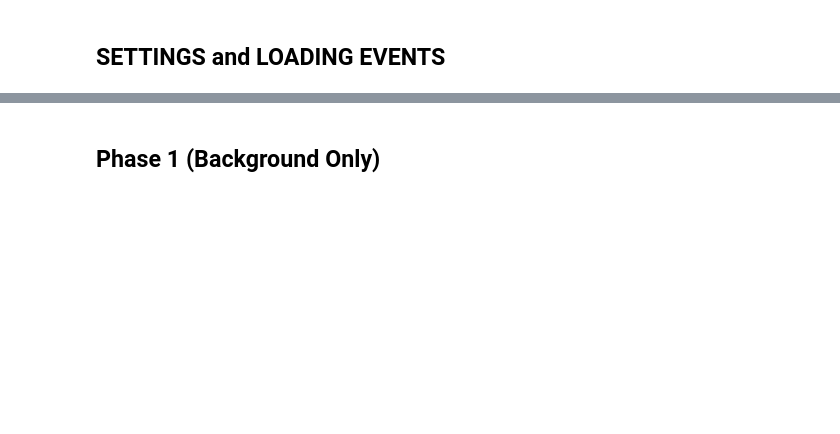
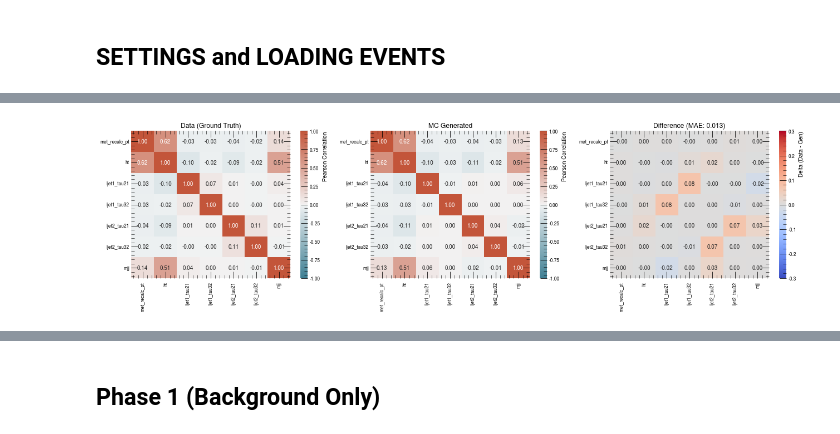
Before and after one commit to sherkaicode/Non-Resonant-AD, a Jupyter notebook: 5_NRAD_Anomaly_ver2.ipynb, the cells around one changed output, grey strips where cells are left out. Cells and saved outputs as stored; diff of their text form; code cells hidden in the pictures; blank space fills up the shorter version.

```diff
--- a/5_NRAD_Anomaly_ver2.ipynb
+++ b/5_NRAD_Anomaly_ver2.ipynb
@@ -206,0 +398,85 @@ for sig_id in SIGNAL_MODES:
+# %%
+import seaborn as sns
+
+def get_weighted_corr(df, features, weight_col=None):
+    """
+    Computes a weighted correlation matrix supporting negative weights.
+    """
+    X = df[features].values
+    w = df[weight_col].values if weight_col else np.ones(len(df))
+
+    sum_w = np.sum(w)
+    if sum_w == 0:
+        raise ValueError("Total sum of weights cannot be exactly zero.")
+
+    # 1. Compute weighted means
+    # w[:, None] reshapes (N,) to (N, 1) so it broadcasts across features
+    mean = np.sum(X * w[:, None], axis=0) / sum_w
+
+    # 2. Mean-center the features
+    X_centered = X - mean
+
+    # 3. Compute the weighted covariance matrix
+    # (w * X_centered.T) multiplies each row by its weight before the dot product
+    cov_matrix = np.dot(w * X_centered.T, X_centered) / sum_w
+
+    # 4. Convert covariance to correlation matrix: R_ij = Cov_ij / sqrt(Cov_ii * Cov_jj)
+    std_devs = np.sqrt(np.diag(cov_matrix))
+
+    # Suppress warnings for potential division by zero (e.g., zero variance features)
+    with np.errstate(divide='ignore', invalid='ignore'):
+        corr_matrix = cov_matrix / np.outer(std_devs, std_devs)
+        # Clean up any NaNs caused by dividing by zero
+        corr_matrix[np.isnan(corr_matrix)] = 0.0
+
+    return pd.DataFrame(corr_matrix, index=features, columns=features)
+
+def evaluate_correlations(df_data, df_mc_gen, features, weight_col):
+    # 1. Compute matrices
+    corr_data = get_weighted_corr(df_data, features)
+    corr_gen = get_weighted_corr(df_mc_gen, features, weight_col)
+
+    # 2. Compute Difference Matrix
+    delta_corr = corr_data - corr_gen
+
+    # 3. Calculate Quantitative Metric (MAE of off-diagonal elements)
+    # We subtract the identity matrix to ignore the self-correlations (which are always exactly 1)
+    np_delta = delta_corr.values
+    off_diagonal_mask = ~np.eye(np_delta.shape[0], dtype=bool)
+    mae_diff = np.mean(np.abs(np_delta[off_diagonal_mask]))
+
+    print("=== Joint Distribution Validation ===")
+    print(f"Mean Absolute Error of Correlations: {mae_diff:.4f}")
+    if mae_diff < 0.05:
+        print("Conclusion: Excellent structural fidelity.")
+    elif mae_diff < 0.10:
+        print("Conclusion: Minor correlation degradation, generally acceptable.")
+    else:
+        print("Conclusion: WARNING - Severe relationship breakdown detected.")
+
+    # 4. Plot Heatmaps
+    fig, axes = plt.subplots(1, 3, figsize=(18, 5))
+
+    # Common settings for the standard correlation plots
+    cmap_std = sns.diverging_palette(220, 20, as_cmap=True)
+
+    sns.heatmap(corr_data, annot=True, fmt=".2f", cmap=cmap_std, vmin=-1, vmax=1,
+                ax=axes[0], cbar_kws={'label': 'Pearson Correlation'})
+    axes[0].set_title("Data (Ground Truth)")
+
+    sns.heatmap(corr_gen, annot=True, fmt=".2f", cmap=cmap_std, vmin=-1, vmax=1,
+                ax=axes[1], cbar_kws={'label': 'Pearson Correlation'})
+    axes[1].set_title("MC Generated")
+
+    # The difference plot uses a colormap centered strictly on zero to highlight errors
+    sns.heatmap(delta_corr, annot=True, fmt=".2f", cmap="coolwarm", vmin=-0.3, vmax=0.3,
+                ax=axes[2], cbar_kws={'label': 'Delta (Data - Gen)'})
+    axes[2].set_title(f"Difference (MAE: {mae_diff:.3f})")
+
+    plt.tight_layout()
+    plt.show()
+
+# Run the correlation evaluation
+evaluate_correlations(df_data_unscaled, df_mc_gen_clean, context_vars + features_vars, GEN_WEIGHT_COL)
+evaluate_correlations(df_data_unscaled, df_mc_rw_clean, context_vars + features_vars, RW_WEIGHT_COL)
+# %% [output]
@@ -206,0 +486 @@ for sig_id in SIGNAL_MODES:
+[figure, added]
```
Also changed, not shown: parts of 30 cells of this notebook, 3 other files.
